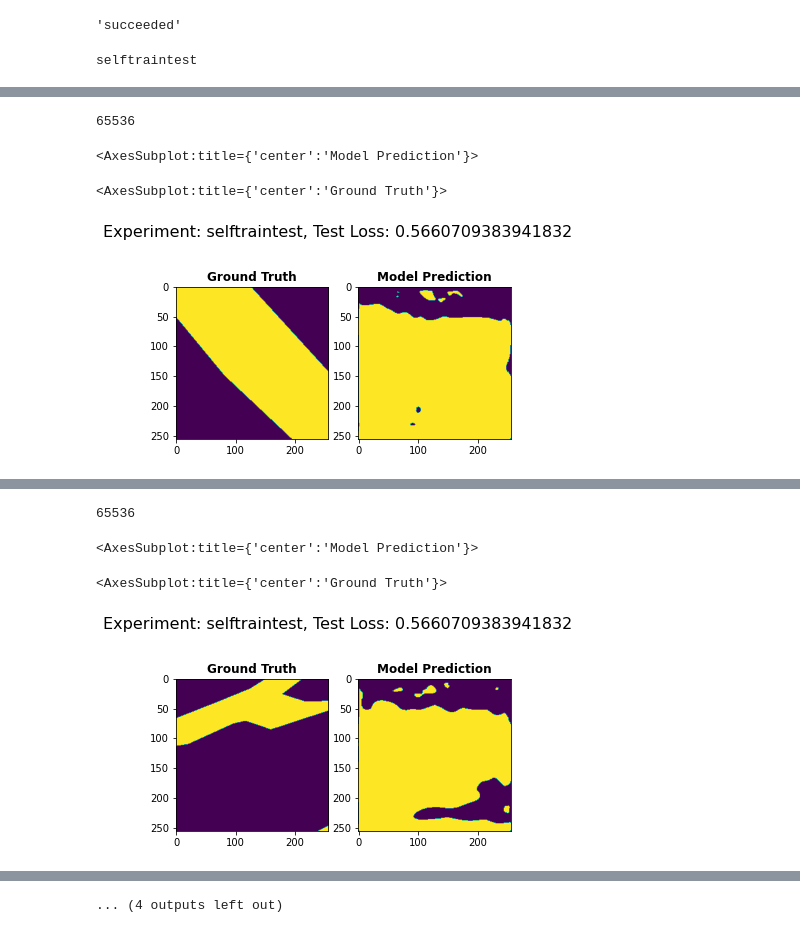
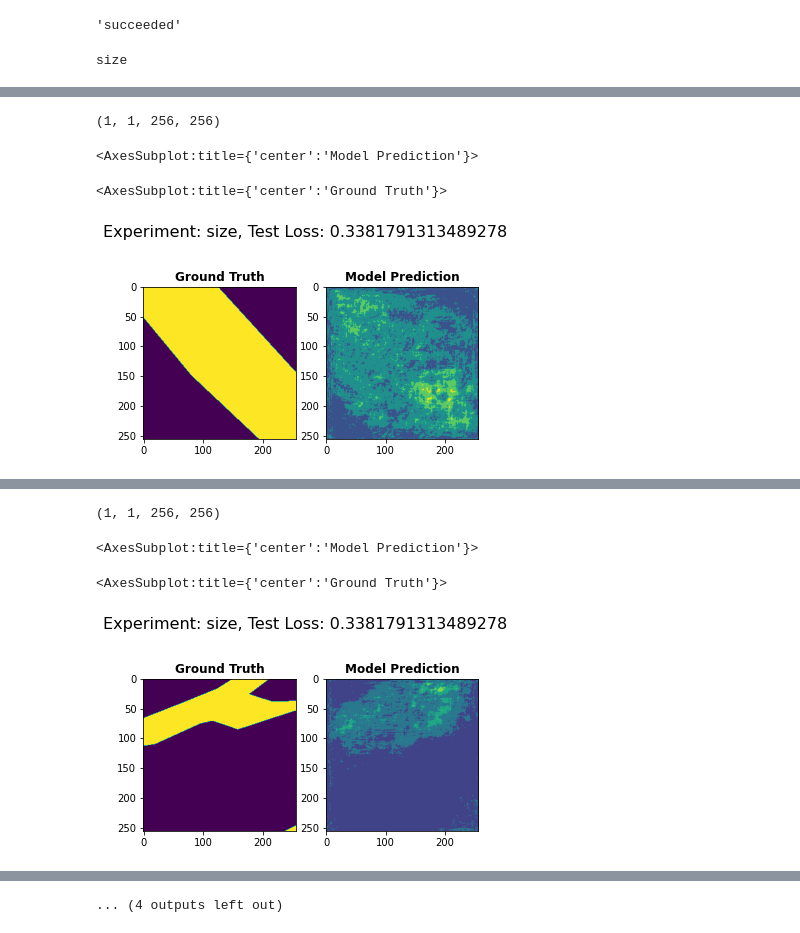
Before and after one commit to maxzvyagin/ephemeral_streams_code, a Jupyter notebook: model_visualization.ipynb, the cells around one changed output, grey strips where cells are left out. Cells and saved outputs as stored; diff of their text form; code cells hidden in the pictures.

Commit message:
512 updates
checking 512 and generating 512 samples for visualization

```diff
--- a/model_visualization.ipynb
+++ b/model_visualization.ipynb
@@ -57,7 +57,7 @@ for e in experiments:
         encoder = encoder.split("encoder")[1].lower()
     else:
         encoder = encoder.lower()
-    if id_num == 264 and e.state == 'succeeded':
+    if id_num == 269 and e.state == 'succeeded':
         # load in the model
         e.download_artifacts()
         with zipfile.ZipFile('output.zip') as zip_ref:
@@ -107,9 +107,9 @@ for e in experiments:
                 res = model(test['image'].unsqueeze(0))
             res = np.rint(res.detach().numpy())
             #res = np.reshape(res, (2, 256, 256))
-            print(res.size)
+            print(res.shape)
             show(res, ax=i_axis, title="Model Prediction")
             show(test['mask'], ax=m_axis, title="Ground Truth")
             pyplot.show()
 # %% [output]
-selftraintest
+size
@@ -117,4 +117,4 @@ Text(0.5, 0.98, 'Experiment: selftraintest, Test Loss: 0.5660709383941832')
-65536
+(1, 1, 256, 256)
 <AxesSubplot:title={'center':'Model Prediction'}>
 <AxesSubplot:title={'center':'Ground Truth'}>
-[figure, old version]
+[figure, new version]
@@ -122,4 +122,4 @@ Text(0.5, 0.98, 'Experiment: selftraintest, Test Loss: 0.5660709383941832')
-65536
+(1, 1, 256, 256)
 <AxesSubplot:title={'center':'Model Prediction'}>
 <AxesSubplot:title={'center':'Ground Truth'}>
-[figure, old version]
+[figure, new version]
```
Also changed, not shown: parts of 1 cell of this notebook, 3 other files.
